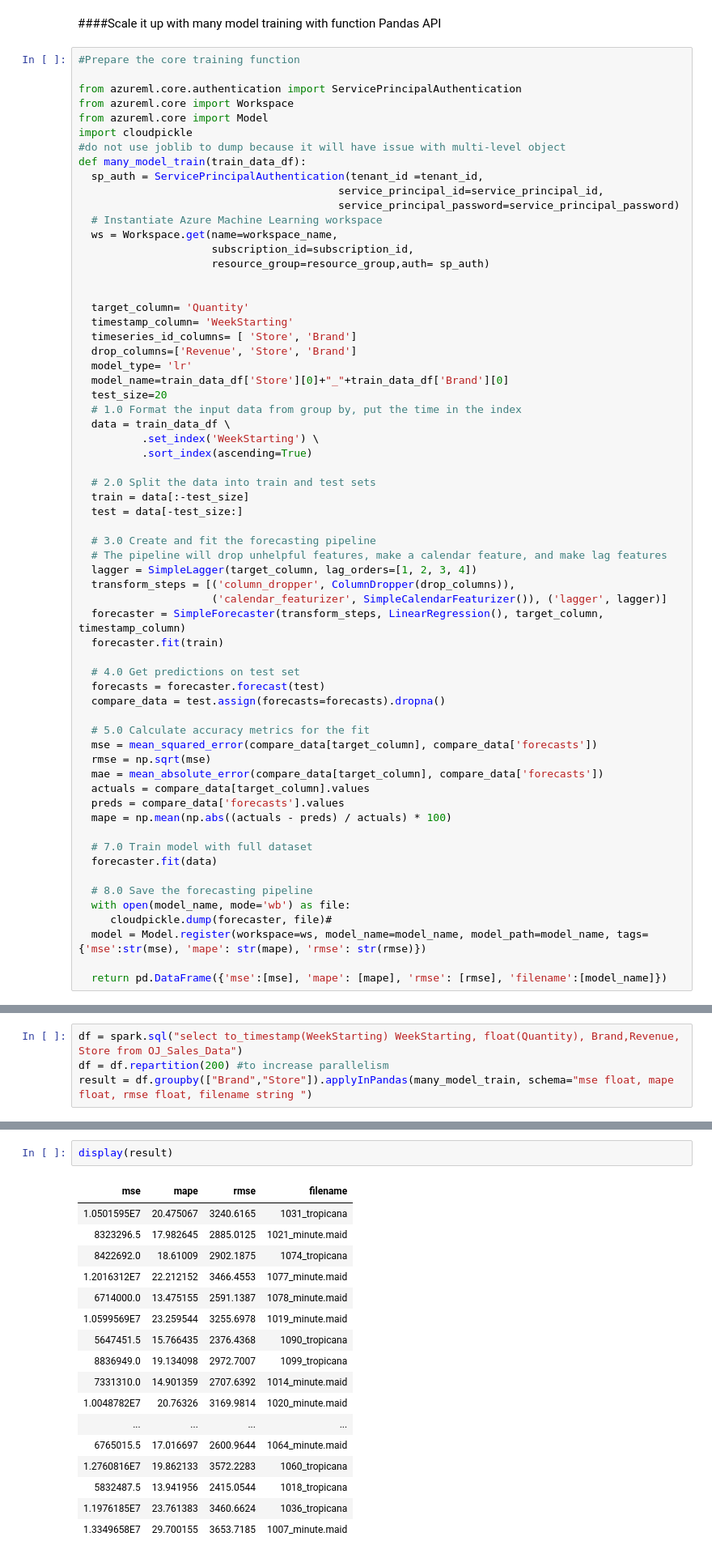
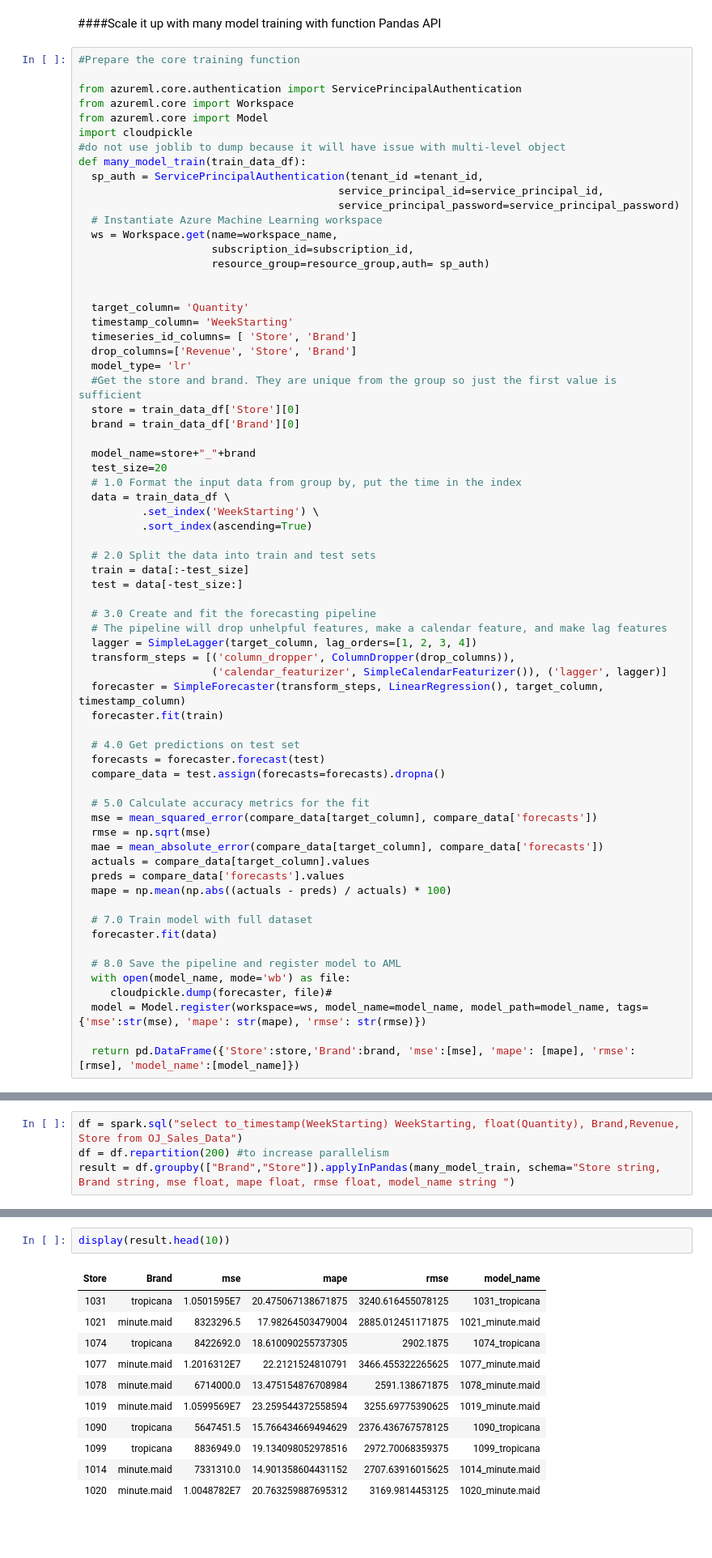
Before and after one commit to james-tn/Many-Models, a Jupyter notebook: code/many_models_spark.ipynb, the cells around one changed output, grey strips where cells are left out. Shown: that part at 81% size. Saved outputs shown, nothing was run; the diff lists cells and outputs as text; blank space fills up the shorter version.

```diff
--- a/code/many_models_spark.ipynb
+++ b/code/many_models_spark.ipynb
@@ -300,7 +300,11 @@ def many_model_train(train_data_df):
   timeseries_id_columns= [ 'Store', 'Brand']
   drop_columns=['Revenue', 'Store', 'Brand']
   model_type= 'lr'
-  model_name=train_data_df['Store'][0]+"_"+train_data_df['Brand'][0]
+  #Get the store and brand. They are unique from the group so just the first value is sufficient
+  store = train_data_df['Store'][0]
+  brand = train_data_df['Brand'][0]
+
+  model_name=store+"_"+brand
   test_size=20
   # 1.0 Format the input data from group by, put the time in the index
   data = train_data_df \
@@ -334,40 +338,34 @@ def many_model_train(train_data_df):
   # 7.0 Train model with full dataset
   forecaster.fit(data)
 
-  # 8.0 Save the forecasting pipeline
+  # 8.0 Save the pipeline and register model to AML
   with open(model_name, mode='wb') as file:
      cloudpickle.dump(forecaster, file)#
   model = Model.register(workspace=ws, model_name=model_name, model_path=model_name, tags={'mse':str(mse), 'mape': str(mape), 'rmse': str(rmse)})
 
-  return pd.DataFrame({'mse':[mse], 'mape': [mape], 'rmse': [rmse], 'filename':[model_name]})
+  return pd.DataFrame({'Store':store,'Brand':brand, 'mse':[mse], 'mape': [mape], 'rmse': [rmse], 'model_name':[model_name]})
 # %% [output]
 [interactive output not drawn]
 # %%
 df = spark.sql("select to_timestamp(WeekStarting) WeekStarting, float(Quantity), Brand,Revenue, Store from OJ_Sales_Data")
 df = df.repartition(200) #to increase parallelism
-result = df.groupby(["Brand","Store"]).applyInPandas(many_model_train, schema="mse float, mape float, rmse float, filename string ")
+result = df.groupby(["Brand","Store"]).applyInPandas(many_model_train, schema="Store string, Brand string, mse float, mape float, rmse float, model_name string ")
 # %% [output]
 [interactive output not drawn]
 # %%
-display(result)
+display(result.head(10))
 # %% [output]
-| mse | mape | rmse | filename |
-| 1.0501595E7 | 20.475067 | 3240.6165 | 1031_tropicana |
-| 8323296.5 | 17.982645 | 2885.0125 | 1021_minute.maid |
-| 8422692.0 | 18.61009 | 2902.1875 | 1074_tropicana |
-| 1.2016312E7 | 22.212152 | 3466.4553 | 1077_minute.maid |
-| 6714000.0 | 13.475155 | 2591.1387 | 1078_minute.maid |
-| 1.0599569E7 | 23.259544 | 3255.6978 | 1019_minute.maid |
-| 5647451.5 | 15.766435 | 2376.4368 | 1090_tropicana |
-| 8836949.0 | 19.134098 | 2972.7007 | 1099_tropicana |
-| 7331310.0 | 14.901359 | 2707.6392 | 1014_minute.maid |
-| 1.0048782E7 | 20.76326 | 3169.9814 | 1020_minute.maid |
-| ... | ... | ... | ... |
-| 6765015.5 | 17.016697 | 2600.9644 | 1064_minute.maid |
-| 1.2760816E7 | 19.862133 | 3572.2283 | 1060_tropicana |
-| 5832487.5 | 13.941956 | 2415.0544 | 1018_tropicana |
-| 1.1976185E7 | 23.761383 | 3460.6624 | 1036_tropicana |
-| 1.3349658E7 | 29.700155 | 3653.7185 | 1007_minute.maid |
+| Store | Brand | mse | mape | rmse | model_name |
+| 1031 | tropicana | 1.0501595E7 | 20.475067138671875 | 3240.616455078125 | 1031_tropicana |
+| 1021 | minute.maid | 8323296.5 | 17.98264503479004 | 2885.012451171875 | 1021_minute.maid |
+| 1074 | tropicana | 8422692.0 | 18.610090255737305 | 2902.1875 | 1074_tropicana |
+| 1077 | minute.maid | 1.2016312E7 | 22.2121524810791 | 3466.455322265625 | 1077_minute.maid |
+| 1078 | minute.maid | 6714000.0 | 13.475154876708984 | 2591.138671875 | 1078_minute.maid |
+| 1019 | minute.maid | 1.0599569E7 | 23.259544372558594 | 3255.69775390625 | 1019_minute.maid |
+| 1090 | tropicana | 5647451.5 | 15.766434669494629 | 2376.436767578125 | 1090_tropicana |
+| 1099 | tropicana | 8836949.0 | 19.134098052978516 | 2972.70068359375 | 1099_tropicana |
+| 1014 | minute.maid | 7331310.0 | 14.901358604431152 | 2707.63916015625 | 1014_minute.maid |
+| 1020 | minute.maid | 1.0048782E7 | 20.763259887695312 | 3169.9814453125 | 1020_minute.maid |
 # %% [markdown]
 ###Many Model Inferencing: Can you score using multiple models in parallel?
 # %% [markdown]
```
Also changed, not shown: parts of 2 cells of this notebook.
